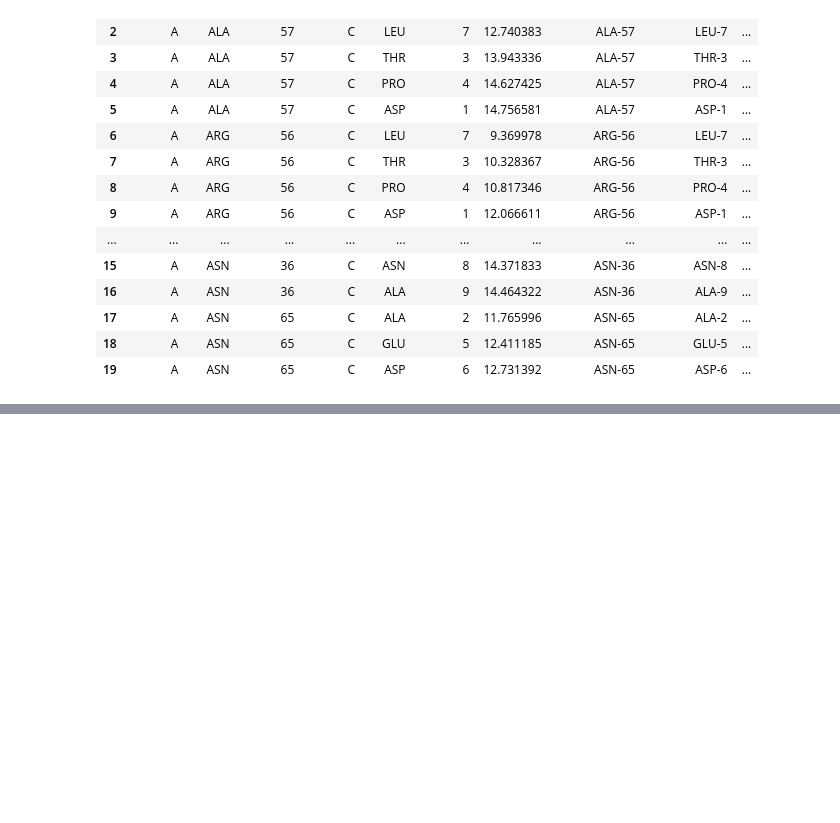
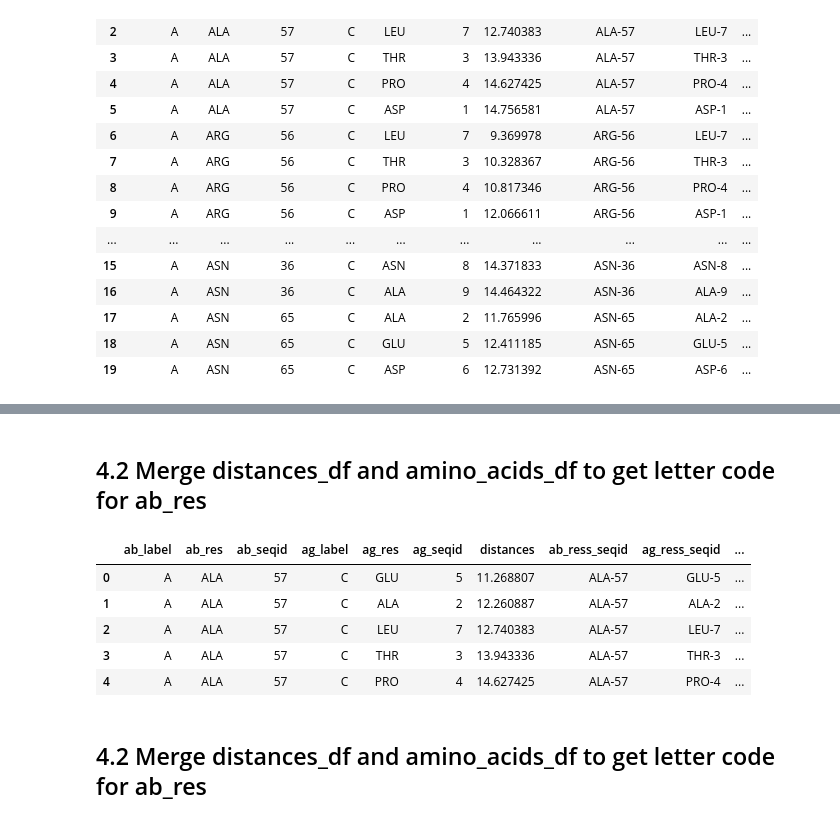
Before and after one commit to Monida/paratope_sequence_prediction, a Jupyter notebook: 1. Get distances.ipynb, the cells around one changed output, grey strips where cells are left out. Drawn from its saved outputs; the diff is of its cells as text; code cells hidden in the pictures; blank space fills up the shorter version.

```diff
--- a/1. Get distances.ipynb
+++ b/1. Get distances.ipynb
@@ -279,0 +220,3 @@ distances_df.groupby(['pdb','ab_ress_seqid']).count()
+# %%
+amino_acids_df = pd.read_csv('amino_acids.csv',index_col=0)
+amino_acids_df.head()
@@ -279,0 +230,3 @@ distances_df.groupby(['pdb','ab_ress_seqid']).count()
+# %%
+amino_acids_df['3 letter code'] = amino_acids_df['3 letter code'].str.upper()
+amino_acids_df.head()
@@ -279,0 +240,2 @@ distances_df.groupby(['pdb','ab_ress_seqid']).count()
+# %% [markdown]
+## 4.2 Merge distances_df and amino_acids_df to get letter code for ab_res
@@ -279,0 +247,11 @@ distances_df.groupby(['pdb','ab_ress_seqid']).count()
+# %%
+distances_df.head()
+# %% [output]
+|  | ab_label | ab_res | ab_seqid | ag_label | ag_res | ag_seqid | distances | ab_ress_seqid | ag_ress_seqid | ... |
+| 0 | A | ALA | 57 | C | GLU | 5 | 11.268807 | ALA-57 | GLU-5 | ... |
+| 1 | A | ALA | 57 | C | ALA | 2 | 12.260887 | ALA-57 | ALA-2 | ... |
+| 2 | A | ALA | 57 | C | LEU | 7 | 12.740383 | ALA-57 | LEU-7 | ... |
+| 3 | A | ALA | 57 | C | THR | 3 | 13.943336 | ALA-57 | THR-3 | ... |
+| 4 | A | ALA | 57 | C | PRO | 4 | 14.627425 | ALA-57 | PRO-4 | ... |
+# %% [markdown]
+## 4.2 Merge distances_df and amino_acids_df to get letter code for ab_res
```
Also changed, not shown: parts of 22 cells of this notebook, 1 other file.
